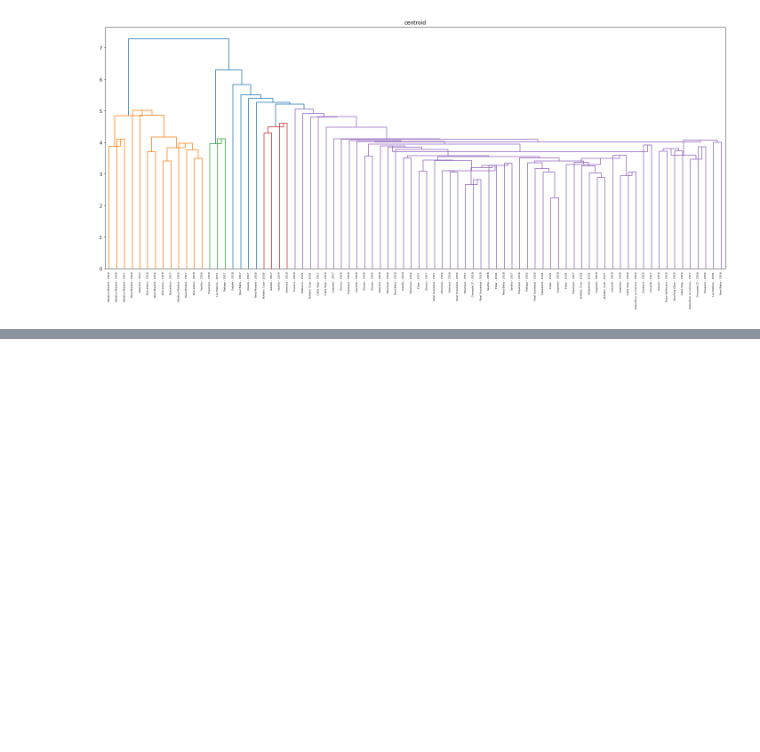
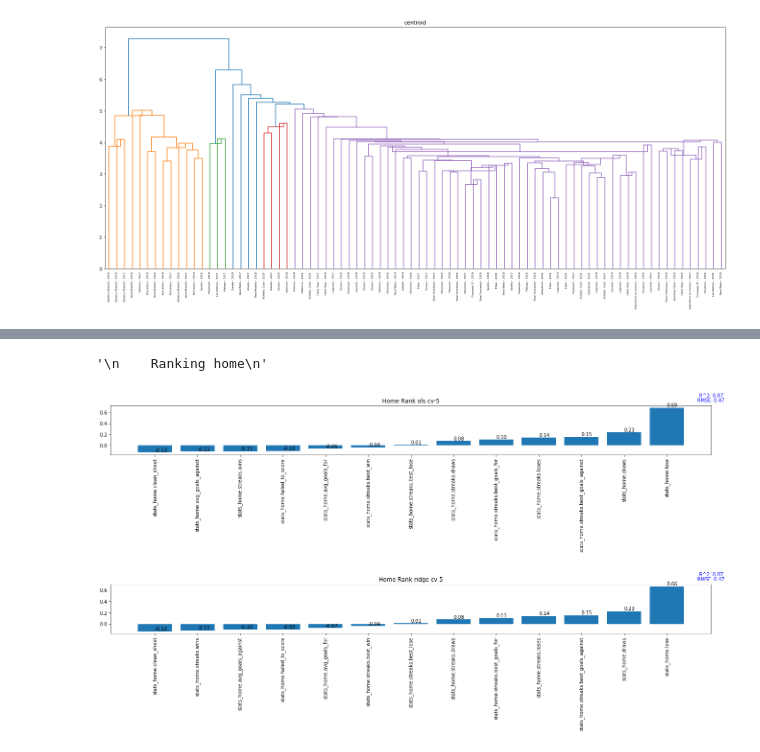
Before and after one commit to clarismiranda/Statsfootball, a Jupyter notebook: visualization_standings.ipynb, the cells around one changed output, grey strips where cells are left out. Cells and saved outputs as stored; diff of their text form; code cells hidden in the pictures; blank space fills up the shorter version.

```diff
--- a/visualization_standings.ipynb
+++ b/visualization_standings.ipynb
@@ -91,14 +113,15 @@ def get_target(df, label):
     return target
 # %%
 # Label is the set of columns to keep as target
-def df_season(country, league, season, label, drop_others=None):
+def df_season(country, league, season, label, drop_others=None, clean_type=None):
     dirCountry = '../' + country + '/'
     dirName = dirCountry + league + '/' + str(season) + '/'
     file_title = str(season) + '.csv'
     csv_file = dirName + file_title
     df = pd.read_csv(csv_file)
     df_names = df['team.name'].tolist()
-    df = clean_data(df)
+    #df_names = df['team.name'].tolist()
+    df = clean_data(df, clean_type)
     target = []
     for l in label:
         target = target + [get_target(df, l)]
@@ -129,4 +163,7 @@ from sklearn.metrics import mean_squared_error, r2_score
 # %%
+from sklearn import linear_model
+from sklearn.model_selection import train_test_split, cross_validate
+from sklearn.metrics import mean_squared_error, r2_score
 def ols_ridge(season, data, target, test_len=None, cross_val=None):
     r = 2
     fig, axs = plt.subplots(r)
@@ -136,6 +173,8 @@ def ols_ridge(season, data, target, test_len=None, cross_val=None):
     i = 0
 
     x_label = data.columns
+    scaler = preprocessing.StandardScaler()
+    data = scaler.fit_transform(data)
     if test_len != None:
         X_train, X_test, y_train, y_test = train_test_split(data, target, test_size=test_len, random_state=0)
     classifiers = dict(ols=linear_model.LinearRegression(), ridge=linear_model.Ridge(alpha=.1))
@@ -315,0 +380,21 @@ HierarchichalClustering(all_data, dendo_label)
+# %%
+"""
+    Ranking home
+"""
+# %% [output]
+'\n    Ranking home\n'
+# %%
+# Data initialization
+home_data = []
+# Targets
+target_col = ["rank", "points", "description"]
+for season in seasons:
+    df, target, name = df_season(country, league, season, target_col, clean_type='home')
+    tup = (season, df, target, name)
+    home_data.append(tup)
+all_data, all_season, all_names, all_target = get_all_data(home_data, len(target_col))
+# Before scalate the target
+new_target = preprocessing.scale(all_target[0])
+ols_ridge("Home Rank", all_data, new_target, cross_val = 5)
+# %% [output]
+[figure, added]
```
Also changed, not shown: parts of 22 cells of this notebook, 6 other files.
